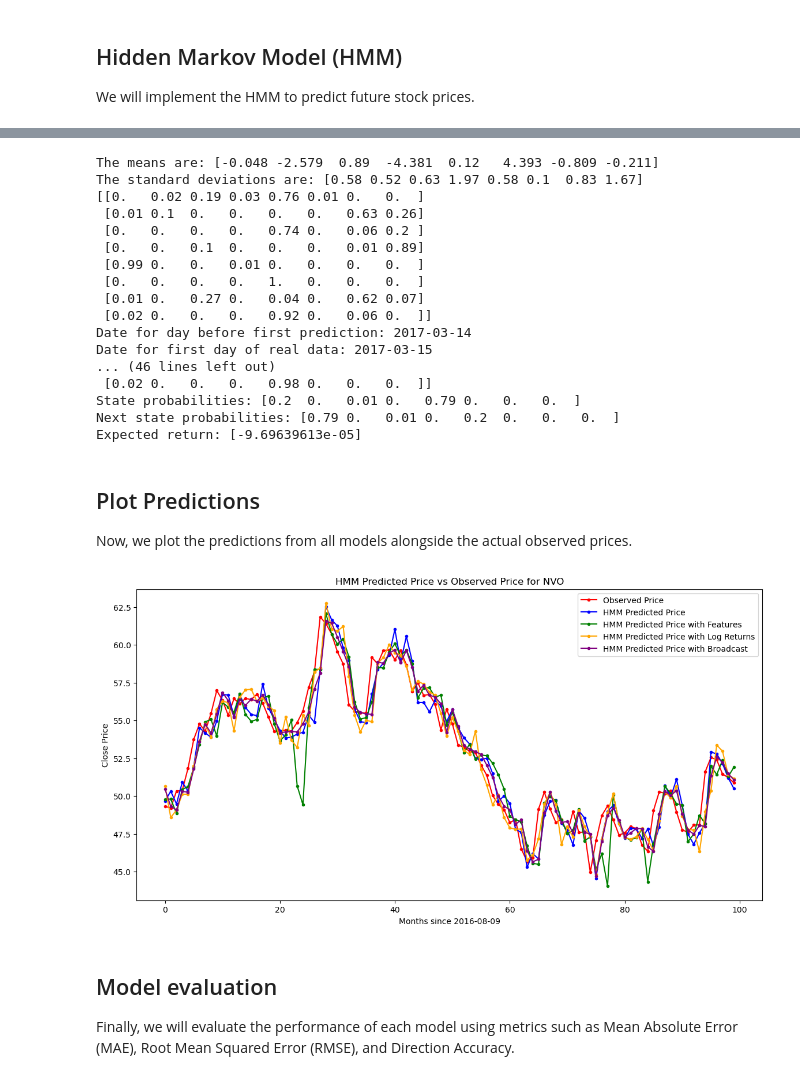
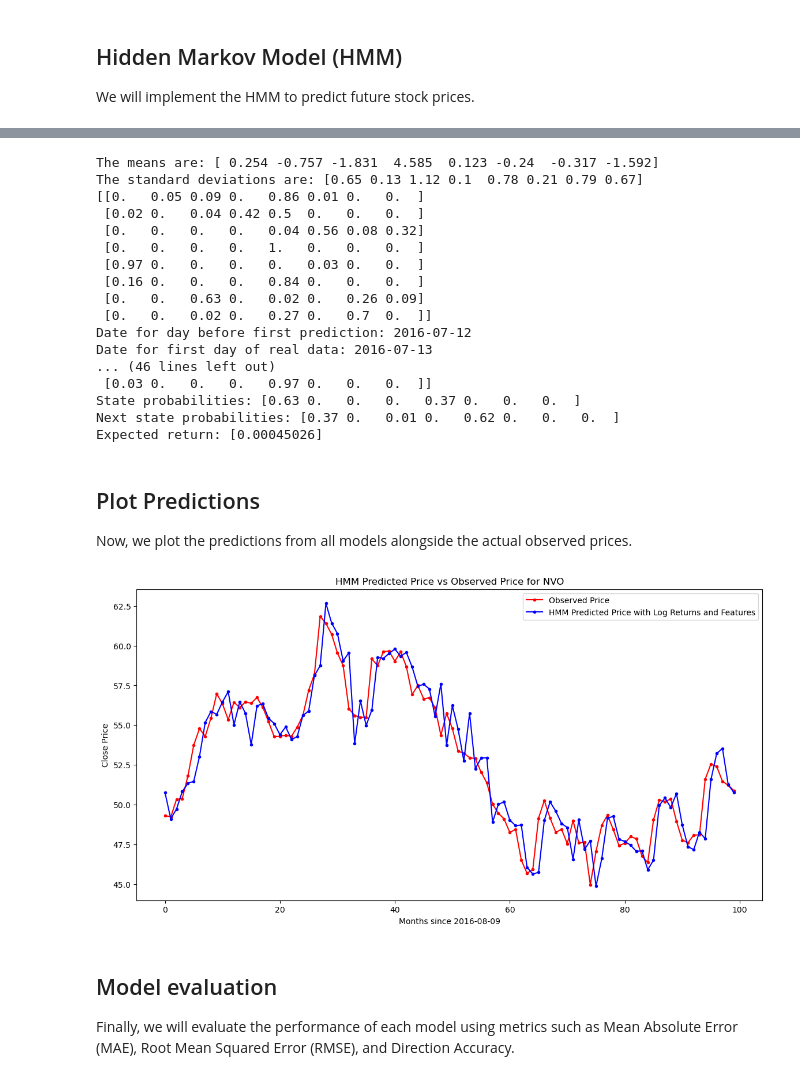
Before and after one commit to anderswol/AppStat2, a Jupyter notebook: Sagar/Stock_Price_Prediction_Models_ComparisonV2.ipynb, the cells around one changed output, grey strips where cells are left out. Saved outputs shown, nothing was run; the diff lists cells and outputs as text; code cells hidden in the pictures.

Commit message:
new models

```diff
--- a/Sagar/Stock_Price_Prediction_Models_ComparisonV2.ipynb
+++ b/Sagar/Stock_Price_Prediction_Models_ComparisonV2.ipynb
@@ -183,10 +245,11 @@ def HMM_predict_sample(obsData, train_size, window_size, Ncomp):
     predictions = []
     returns = []
     while T < len(obs):
-        window = obs[['Return']].iloc[T-window_size:T]
+        window = obs[['Return']].iloc[T-window_size:T].values
+        window_scaled = scaler.transform(window)
 
         # Probability distribution of hidden states for current step
-        current_state = model.predict(window)[-1]
+        current_state = model.predict(window_scaled)[-1]
 
         # Expected distribution of hidden states for next step
         next_state = np.random.choice(len(means), p=model.transmat_[current_state])
@@ -261,32 +325,33 @@ def HMM_predictV2_log(obsData, train_size, window_size, Ncomp):
 
     return predictions, close, returns
 # %%
-Ntrain = 300
-Nwindow = 50
+Ntrain = 131
+Nwindow = 41
 NStates = 8
 
 NVO_predictions, real, predReturns = HMM_predict_sample(df_nvo, train_size=Ntrain, window_size=Nwindow, Ncomp=NStates)
-NVO_predictions_feat, real_feat, predReturns_feat = HMM_predictV2_feat(df_nvoV2, train_size=Ntrain, window_size=Nwindow, Ncomp=NStates)
-NVO_predictions_log, real_log, predReturns_log = HMM_predictV2_log(df_nvo, train_size=Ntrain, window_size=Nwindow, Ncomp=NStates)
+NVO_predictions_feat, real_feat, predReturns_feat = HMM_predict_feat(df_nvoV2, train_size=Ntrain, window_size=Nwindow, Ncomp=NStates)
+NVO_predictions_log, real_log, predReturns_log = HMM_predict_logsample(df_nvo, train_size=Ntrain, window_size=Nwindow, Ncomp=NStates)
 NVO_predictions_broadcast, real_broadcast, predReturns_broadcast = HMM_predictBroadcast(df_nvo, train_size=Ntrain, window_size=Nwindow, Ncomp=NStates)
+NVO_predictions_logfeat, real_logfeat, predReturns_logfeat = HMM_predict_log_feat(df_nvoV2, train_size=Ntrain, window_size=Nwindow, Ncomp=NStates)
 # %% [output]
-The means are: [-0.048 -2.579  0.89  -4.381  0.12   4.393 -0.809 -0.211]
-The standard deviations are: [0.58 0.52 0.63 1.97 0.58 0.1  0.83 1.67]
-[[0.   0.02 0.19 0.03 0.76 0.01 0.   0.  ]
- [0.01 0.1  0.   0.   0.   0.   0.63 0.26]
- [0.   0.   0.   0.   0.74 0.   0.06 0.2 ]
- [0.   0.   0.1  0.   0.   0.   0.01 0.89]
- [0.99 0.   0.   0.01 0.   0.   0.   0.  ]
+The means are: [ 0.254 -0.757 -1.831  4.585  0.123 -0.24  -0.317 -1.592]
+The standard deviations are: [0.65 0.13 1.12 0.1  0.78 0.21 0.79 0.67]
+[[0.   0.05 0.09 0.   0.86 0.01 0.   0.  ]
+ [0.02 0.   0.04 0.42 0.5  0.   0.   0.  ]
+ [0.   0.   0.   0.   0.04 0.56 0.08 0.32]
  [0.   0.   0.   0.   1.   0.   0.   0.  ]
- [0.01 0.   0.27 0.   0.04 0.   0.62 0.07]
- [0.02 0.   0.   0.   0.92 0.   0.06 0.  ]]
-Date for day before first prediction: 2017-03-14
-Date for first day of real data: 2017-03-15
+ [0.97 0.   0.   0.   0.   0.03 0.   0.  ]
+ [0.16 0.   0.   0.   0.84 0.   0.   0.  ]
+ [0.   0.   0.63 0.   0.02 0.   0.26 0.09]
+ [0.   0.   0.02 0.   0.27 0.   0.7  0.  ]]
+Date for day before first prediction: 2016-07-12
+Date for first day of real data: 2016-07-13
 ... (46 lines left out)
- [0.02 0.   0.   0.   0.98 0.   0.   0.  ]]
-State probabilities: [0.2  0.   0.01 0.   0.79 0.   0.   0.  ]
-Next state probabilities: [0.79 0.   0.01 0.   0.2  0.   0.   0.  ]
-Expected return: [-9.69639613e-05]
+ [0.03 0.   0.   0.   0.97 0.   0.   0.  ]]
+State probabilities: [0.63 0.   0.   0.   0.37 0.   0.   0.  ]
+Next state probabilities: [0.37 0.   0.01 0.   0.62 0.   0.   0.  ]
+Expected return: [0.00045026]
 # %% [markdown]
 ## Plot Predictions
 
@@ -294,18 +359,19 @@ Now, we plot the predictions from all models alongside the actual observed price
 # %%
 fig, ax = plt.subplots(figsize=(14, 7))
 
 # Plot actual prices for the corresponding period
 ax.plot(real[-100:], marker='.', label='Observed Price', color='red')
-ax.plot(NVO_predictions[-100:], marker='.', label='HMM Predicted Price', color='blue')
-ax.plot(NVO_predictions_feat[-100:], marker='.', label='HMM Predicted Price with Features', color='green')
-ax.plot(NVO_predictions_log[-100:], marker='.', label='HMM Predicted Price with Log Returns', color='orange')
-ax.plot(NVO_predictions_broadcast[-100:], marker='.', label='HMM Predicted Price with Broadcast', color='purple')
+# ax.plot(NVO_predictions[-100:], marker='.', label='HMM Predicted Price with Sample Returns', color='blue')
+# ax.plot(NVO_predictions_feat[-100:], marker='.', label='HMM Predicted Price with Features', color='green')
+# ax.plot(NVO_predictions_log[-100:], marker='.', label='HMM Predicted Price with Log Returns', color='black')
+# ax.plot(NVO_predictions_broadcast[-100:], marker='.', label='HMM Predicted Price with Broadcast', color='purple')
+ax.plot(NVO_predictions_logfeat[-100:], marker='.', label='HMM Predicted Price with Log Returns and Features', color='blue')
 ax.set_ylabel("Close Price")
 ax.set_xlabel(f"Months since {df_nvo['Date'].iloc[150]}")
 ax.legend();
 ax.set_title(f"HMM Predicted Price vs Observed Price for NVO");
 # %% [output]
-[figure, old version]
+[figure, new version]
 # %% [markdown]
 ## Model evaluation
 
```
Also changed, not shown: parts of 10 cells of this notebook, 3 other files.
